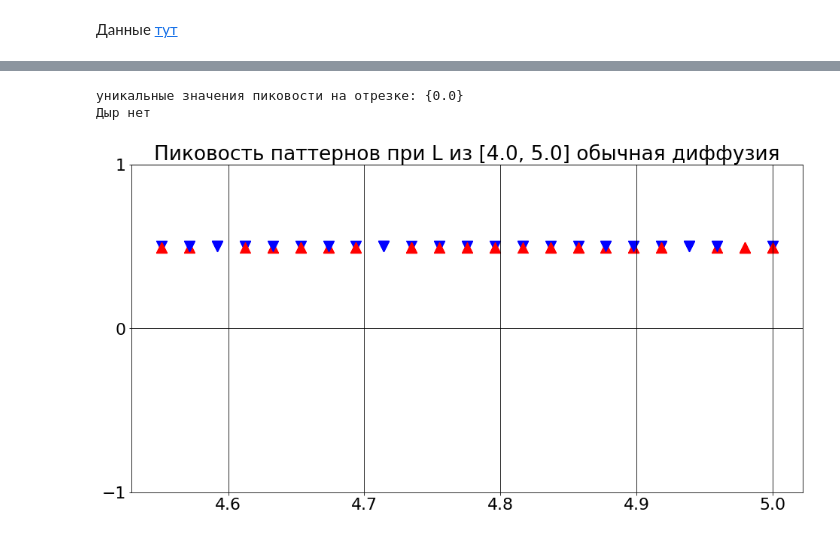
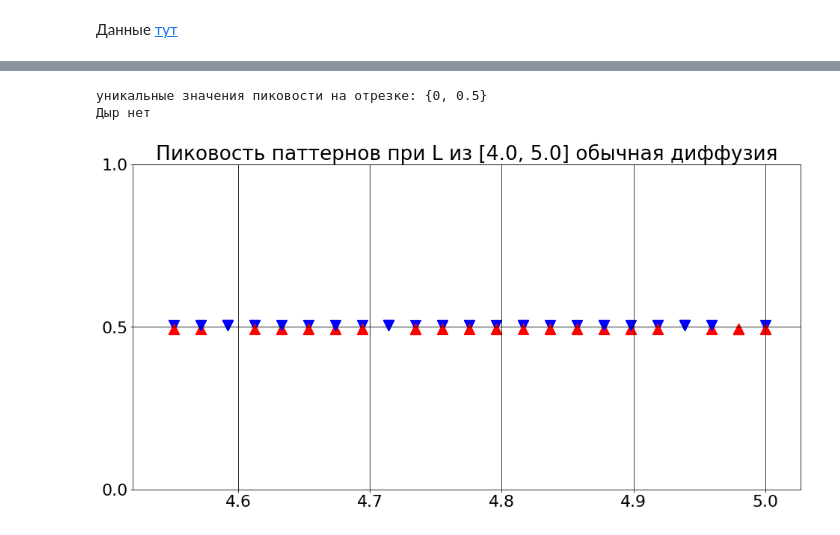
Before and after one commit to kokamido/BrandNewResearch, a Jupyter notebook: Research/27_10_2020 Поиск дыр в паттернах и исследование малой диффузии.ipynb, the cells around one changed output, grey strips where cells are left out. Drawn from its saved outputs; the diff is of its cells as text; code cells hidden in the pictures.

```diff
--- a/Research/27_10_2020 Поиск дыр в паттернах и исследование малой диффузии.ipynb
+++ b/Research/27_10_2020 Поиск дыр в паттернах и исследование малой диффузии.ipynb
@@ -130,6 +100,5 @@ draw_pick_stats('normal_diffusion_L_from_4_to_160', 300,0,20)
 # %%
 base_dir = 'D:\\math\\data'
-subdir = os.path.join('normal_diffusion_L_from_8_to_10_check')
+subdir = os.path.join(base_dir,'normal_diffusion_L_from_8_to_10_check')
 draw_pick_stats(subdir, 150)
-base_dir = 'data'
 # %% [output]
@@ -139,9 +108,9 @@ base_dir = 'data'
 # %%
-draw_pick_stats('normal_diffusion_L_from_4_to_5_check', 200)
+draw_pick_stats(os.path.join(base_dir, 'normal_diffusion_L_from_4_to_5_check'), 200)
 # %% [output]
-уникальные значения пиковости на отрезке: {0.0}
+уникальные значения пиковости на отрезке: {0, 0.5}
 Дыр нет
-[figure, old version]
+[figure, new version]
 # %%
 draw_pick_stats('small_diffusion_L_from_4_to_5', 300)
 # %% [output]
```
Also changed, not shown: parts of 15 cells of this notebook, 11 other files.
